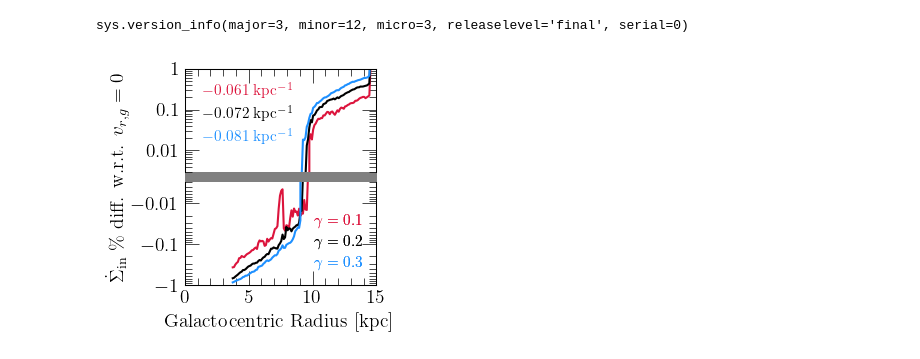
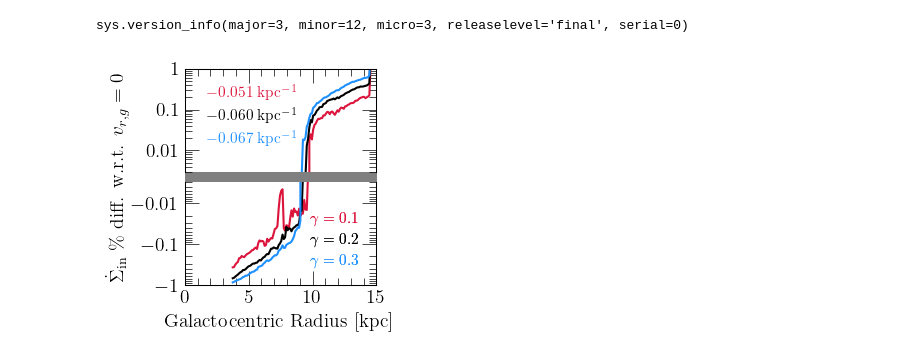
Before and after one commit to giganano/radial-flows, a Jupyter notebook: notebooks/sfr-ifr.ipynb, the cells around one changed output. Saved outputs shown, nothing was run; the diff lists cells and outputs as text; code cells hidden in the pictures.

```diff
--- a/notebooks/sfr-ifr.ipynb
+++ b/notebooks/sfr-ifr.ipynb
@@ -35,9 +35,9 @@ COLORS = ["crimson", "black", "dodgerblue"]
 # LABELS = [r"$v_{r,g} = %.1f$ km/s" % (v) for v in [-0.5, -1, -1.5]]
 # GRAD = [-0.052, -0.063, -0.069]
 LABELS = [r"$\gamma = 0.1$", r"$\gamma = 0.2$", r"$\gamma = 0.3$"]
-GRAD = [-0.050, -0.058, -0.065]
+GRAD = [-0.051, -0.060, -0.067]
 # LABELS = [r"$\beta_{\phi,\text{in}} = %g$" % (b) for b in [0.8, 0.7, 0.6]]
-GRAD = [-0.061, -0.072, -0.081]
+# GRAD = [-0.061, -0.072, -0.081]
 
 fig = plt.figure(figsize = (3, 3))
 # ax = fig.add_subplot(111)
@@ -111,6 +111,7 @@ for i in range(len(outputs)):
     )
 kwargs = {
     "loc": mpl_loc("lower right"),
+    "bbox_to_anchor": (0.98, 0.02),
     "handlelength": 0,
     "fontsize": 11
 }
@@ -131,33 +132,34 @@ for i in range(len(outputs)):
 # ax.axhline(0, c = named_colors()["black"], linestyle = ":")
 
 kwargs = {
     "loc": mpl_loc("upper left"),
+    "bbox_to_anchor": (0.02, 0.98),
     "handlelength": 0,
     "fontsize": 11
 }
 leg = ax1.legend(**kwargs)
 fancy_legend(leg, COLORS)
 
 h = 0.1
 plt.tight_layout()
 negative_log(ax2)
 plt.subplots_adjust(left = 0.28, hspace = h)
 dummy.fill_between(dummy.get_xlim(), 2 * [0.5 - h / 2], 2 * [0.5 + h / 2],
     color = named_colors()["grey"])
 dummy.set_position([
     ax1.get_position().x0,
     ax2.get_position().y0,
     ax1.get_position().x1 - ax1.get_position().x0,
     ax1.get_position().y1 - ax2.get_position().y0
 ])
 for ext in ["pdf", "jpeg"]:
     kwargs = {}
     if ext == "jpeg": kwargs["dpi"] = 200
     # plt.savefig("./sfr-ifr/ifrshift-constant.%s" % (ext), **kwargs)
     plt.savefig("./sfr-ifr/ifrshift-pwd.%s" % (ext), **kwargs)
     # plt.savefig("./sfr-ifr/ifrshift-amd.%s" % (ext), **kwargs)
 plt.show()
 # %% [output]
-[figure, old version]
+[figure, new version]
 # %%
 outputs = [
```
Also changed, not shown: parts of 2 cells of this notebook, 15 other files.
